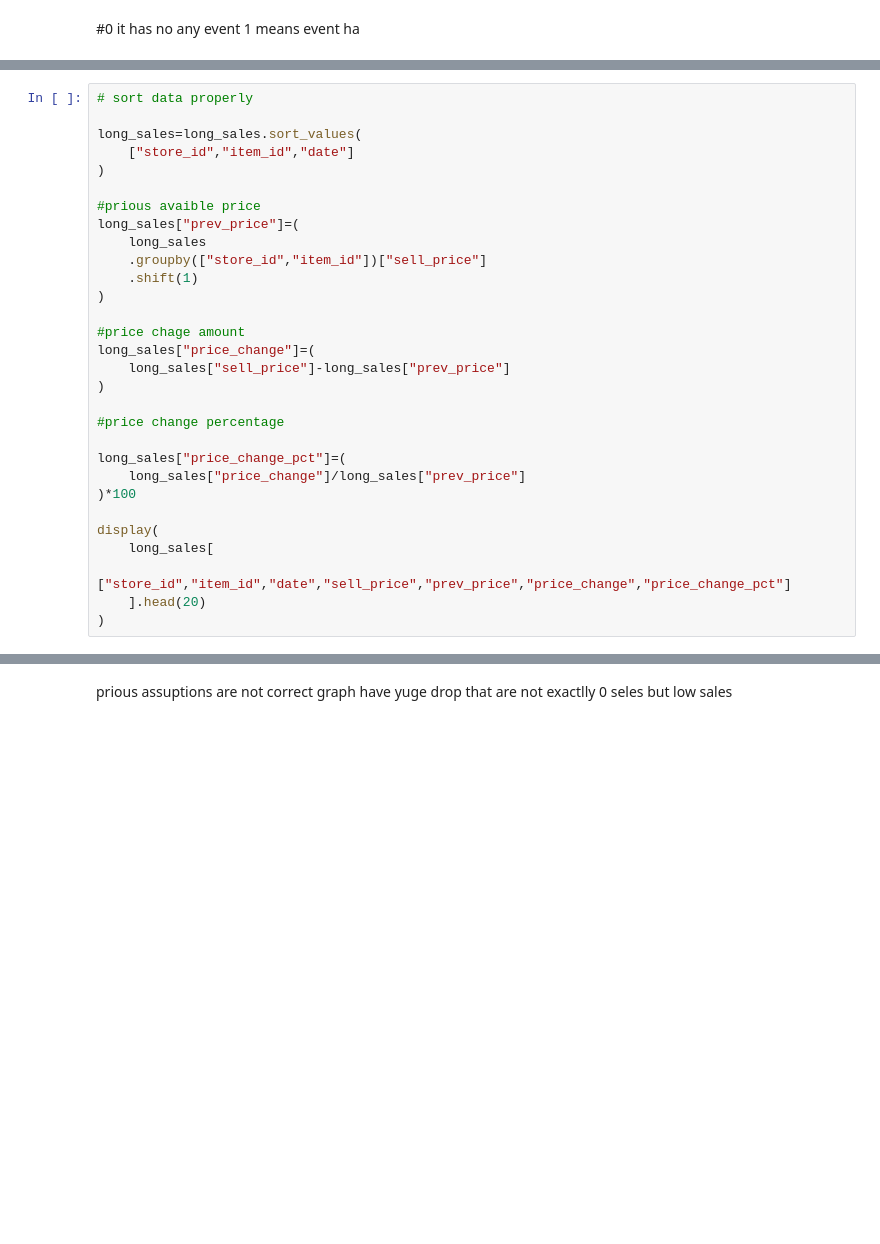
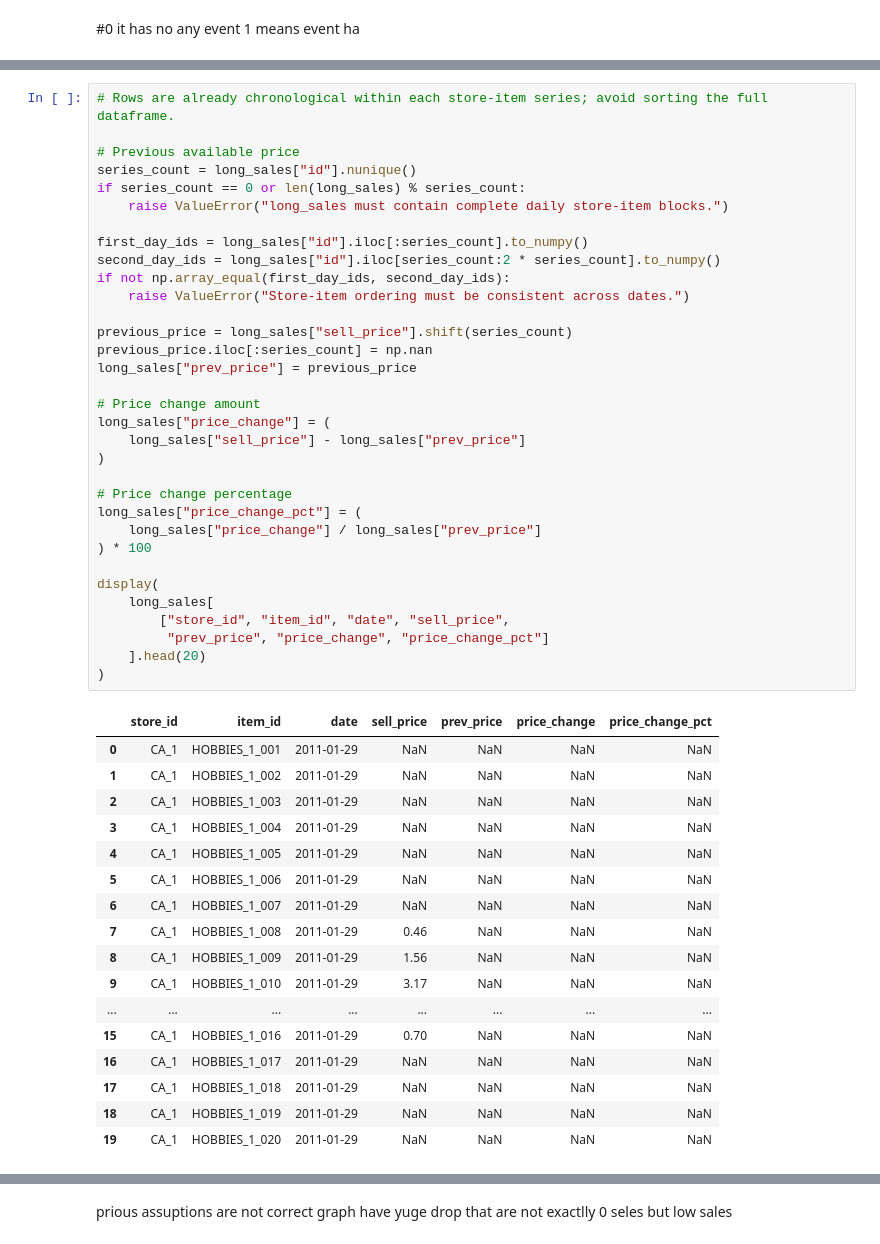
Before and after one commit to Annu881/Store-level-demand-forcaster, a Jupyter notebook: EDA.ipynb, the cells around one changed output, grey strips where cells are left out. Drawn from its saved outputs; the diff is of its cells as text; blank space fills up the shorter version.

```diff
--- a/EDA.ipynb
+++ b/EDA.ipynb
@@ -591,33 +854,54 @@ display(
 # %%
-# sort data properly
+# Rows are already chronological within each store-item series; avoid sorting the full dataframe.
 
-long_sales=long_sales.sort_values(
-    ["store_id","item_id","date"]
+# Previous available price
+series_count = long_sales["id"].nunique()
+if series_count == 0 or len(long_sales) % series_count:
+    raise ValueError("long_sales must contain complete daily store-item blocks.")
+
+first_day_ids = long_sales["id"].iloc[:series_count].to_numpy()
+second_day_ids = long_sales["id"].iloc[series_count:2 * series_count].to_numpy()
+if not np.array_equal(first_day_ids, second_day_ids):
+    raise ValueError("Store-item ordering must be consistent across dates.")
+
+previous_price = long_sales["sell_price"].shift(series_count)
+previous_price.iloc[:series_count] = np.nan
+long_sales["prev_price"] = previous_price
+
+# Price change amount
+long_sales["price_change"] = (
+    long_sales["sell_price"] - long_sales["prev_price"]
 )
 
-#prious avaible price
-long_sales["prev_price"]=(
-    long_sales
-    .groupby(["store_id","item_id"])["sell_price"]
-    .shift(1)
-)
-
-#price chage amount
-long_sales["price_change"]=(
-    long_sales["sell_price"]-long_sales["prev_price"]
-)
-
-#price change percentage
-
-long_sales["price_change_pct"]=(
-    long_sales["price_change"]/long_sales["prev_price"]
-)*100
+# Price change percentage
+long_sales["price_change_pct"] = (
+    long_sales["price_change"] / long_sales["prev_price"]
+) * 100
 
 display(
     long_sales[
-        ["store_id","item_id","date","sell_price","prev_price","price_change","price_change_pct"]
+        ["store_id", "item_id", "date", "sell_price",
+         "prev_price", "price_change", "price_change_pct"]
     ].head(20)
 )
+# %% [output]
+|  | store_id | item_id | date | sell_price | prev_price | price_change | price_change_pct |
+| 0 | CA_1 | HOBBIES_1_001 | 2011-01-29 | NaN | NaN | NaN | NaN |
+| 1 | CA_1 | HOBBIES_1_002 | 2011-01-29 | NaN | NaN | NaN | NaN |
+| 2 | CA_1 | HOBBIES_1_003 | 2011-01-29 | NaN | NaN | NaN | NaN |
+| 3 | CA_1 | HOBBIES_1_004 | 2011-01-29 | NaN | NaN | NaN | NaN |
+| 4 | CA_1 | HOBBIES_1_005 | 2011-01-29 | NaN | NaN | NaN | NaN |
+| 5 | CA_1 | HOBBIES_1_006 | 2011-01-29 | NaN | NaN | NaN | NaN |
+| 6 | CA_1 | HOBBIES_1_007 | 2011-01-29 | NaN | NaN | NaN | NaN |
+| 7 | CA_1 | HOBBIES_1_008 | 2011-01-29 | 0.46 | NaN | NaN | NaN |
+| 8 | CA_1 | HOBBIES_1_009 | 2011-01-29 | 1.56 | NaN | NaN | NaN |
+| 9 | CA_1 | HOBBIES_1_010 | 2011-01-29 | 3.17 | NaN | NaN | NaN |
+| ... | ... | ... | ... | ... | ... | ... | ... |
+| 15 | CA_1 | HOBBIES_1_016 | 2011-01-29 | 0.70 | NaN | NaN | NaN |
+| 16 | CA_1 | HOBBIES_1_017 | 2011-01-29 | NaN | NaN | NaN | NaN |
+| 17 | CA_1 | HOBBIES_1_018 | 2011-01-29 | NaN | NaN | NaN | NaN |
+| 18 | CA_1 | HOBBIES_1_019 | 2011-01-29 | NaN | NaN | NaN | NaN |
+| 19 | CA_1 | HOBBIES_1_020 | 2011-01-29 | NaN | NaN | NaN | NaN |
 # %%
 long_sales["is_price_change"]=(
     long_sales["price_change"]!=0
```
Also changed, not shown: parts of 59 cells of this notebook.
